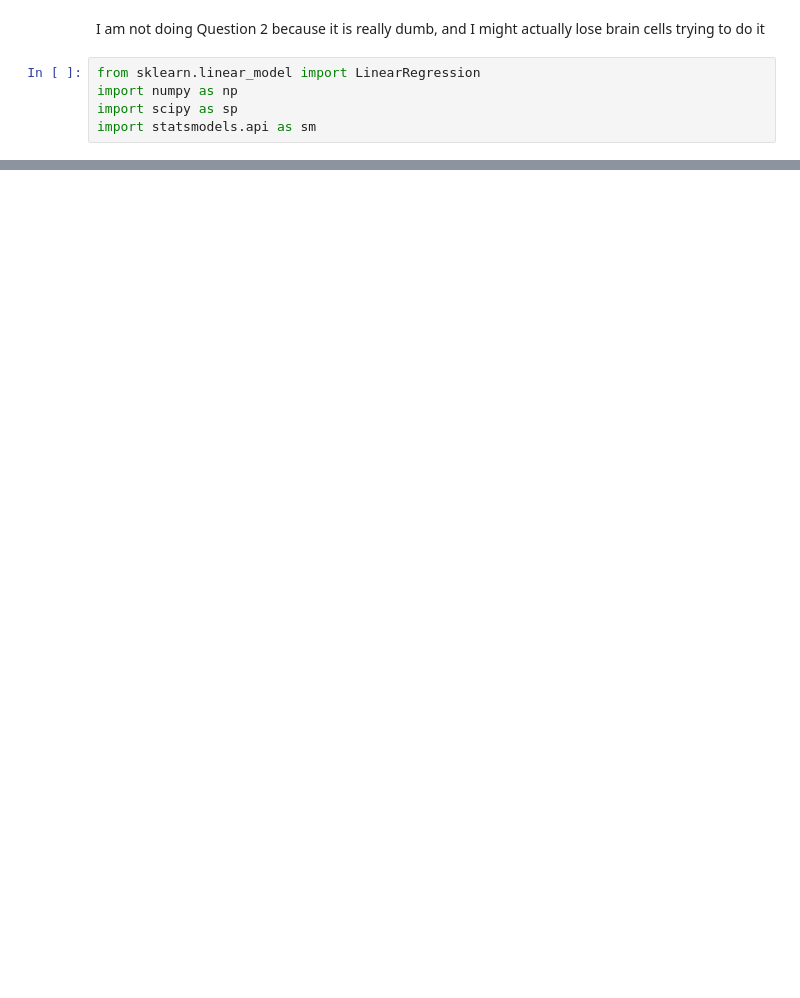
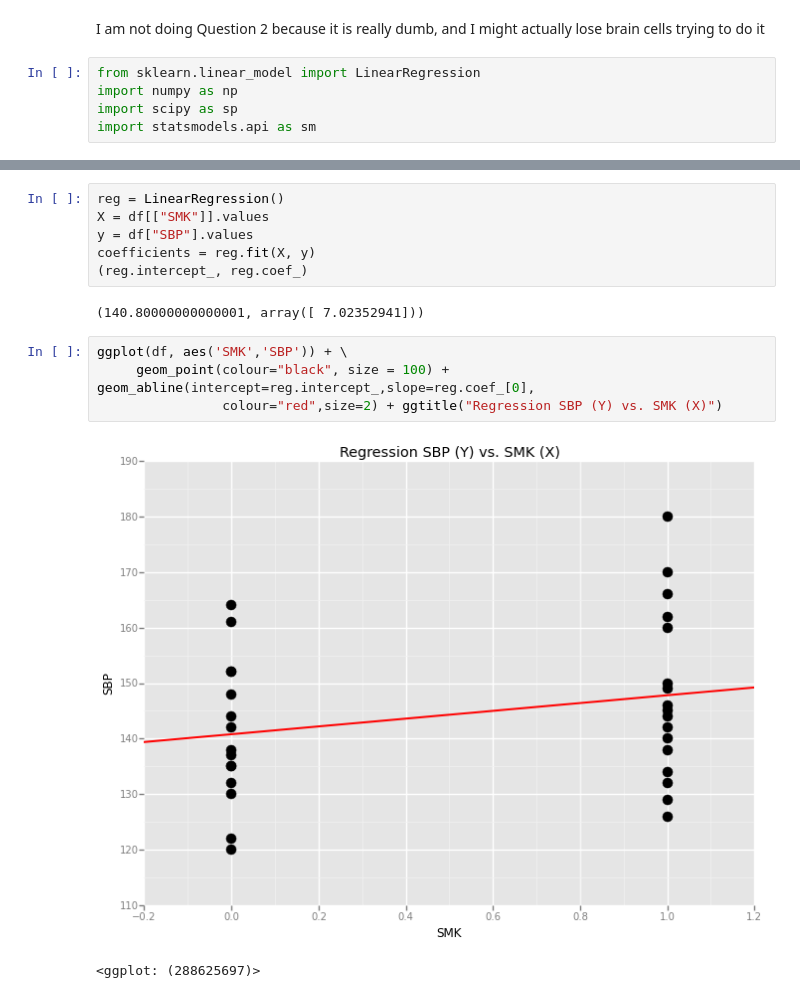
Before and after one commit to josephmisiti/applied-linear-regression, a Jupyter notebook: week2/week2.ipynb, the cells around one changed output, grey strips where cells are left out. Cells and saved outputs as stored; diff of their text form; blank space fills up the shorter version.

```diff
--- a/week2/week2.ipynb
+++ b/week2/week2.ipynb
@@ -85,0 +100,15 @@ OLS Regression Results
+# %%
+reg = LinearRegression()
+X = df[["SMK"]].values
+y = df["SBP"].values
+coefficients = reg.fit(X, y)
+(reg.intercept_, reg.coef_)
+# %% [output]
+(140.80000000000001, array([ 7.02352941]))
+# %%
+ggplot(df, aes('SMK','SBP')) + \
+     geom_point(colour="black", size = 100) +  geom_abline(intercept=reg.intercept_,slope=reg.coef_[0],
+                colour="red",size=2) + ggtitle("Regression SBP (Y) vs. SMK (X)")
+# %% [output]
+[figure, added]
+<ggplot: (288625697)>
```
Also changed, not shown: parts of 16 cells of this notebook, 3 other files.
